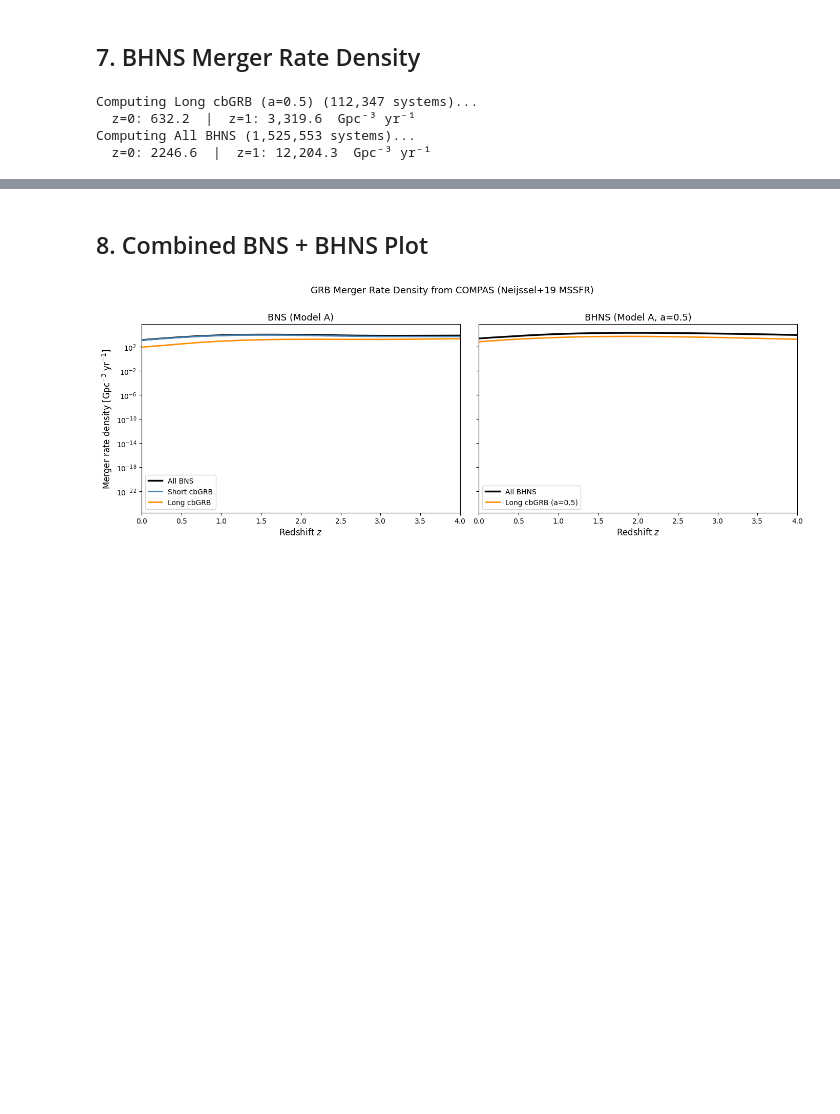
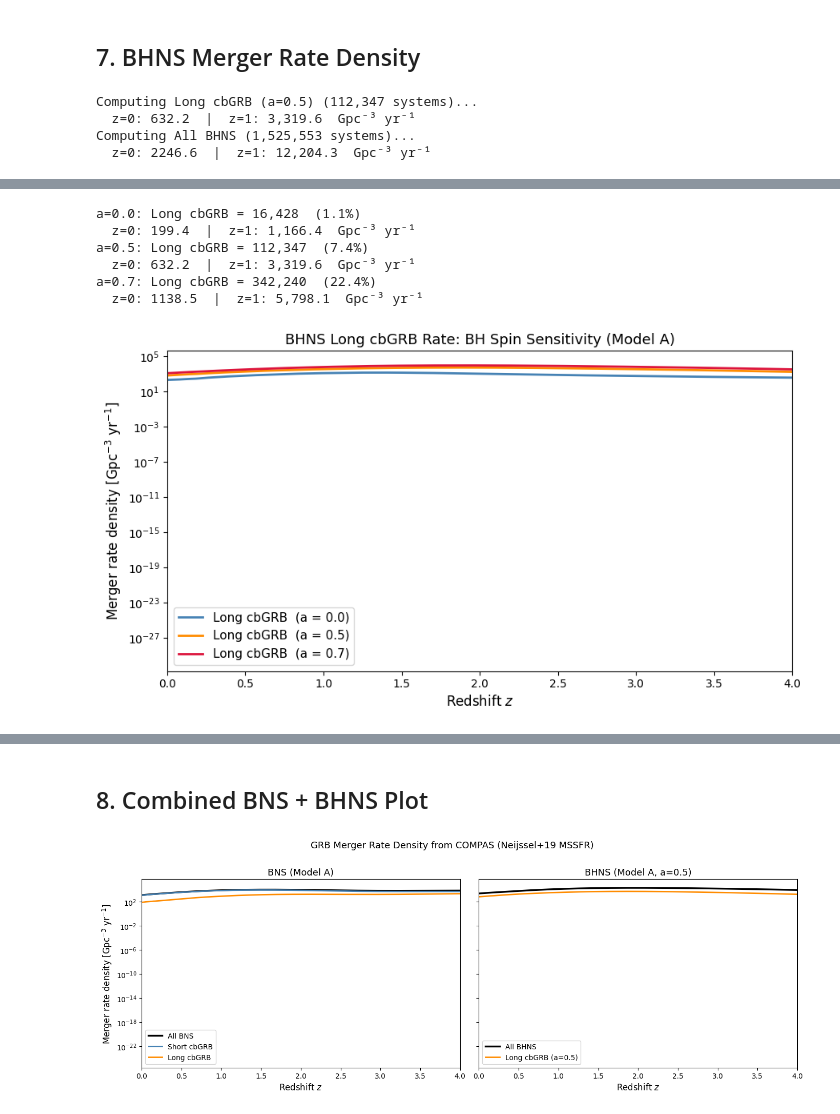
Before and after one commit to jorodgrz/GRBproject, a Jupyter notebook: GRB_CosmicRate.ipynb, the cells around one changed output, grey strips where cells are left out. Saved outputs shown, nothing was run; the diff lists cells and outputs as text; code cells hidden in the pictures; blank space fills up the shorter version.

Commit message:
Complete Phase 5: spin sensitivity, M_crit sensitivity, Model K comparison

```diff
--- a/GRB_CosmicRate.ipynb
+++ b/GRB_CosmicRate.ipynb
@@ -251,0 +259,35 @@ Computing All BHNS (1,525,553 systems)...
+# %%
+spin_colors = {0.0: 'steelblue', 0.5: 'darkorange', 0.7: 'crimson'}
+merger_rates_BHNS_spin = {}
+
+for a in [0.0, 0.5, 0.7]:
+    M_disk_a = foucart_disk_mass(BH, NS, a_BH=a)
+    long_a   = (M_disk_a >= 0.1)
+    print(f"a={a}: Long cbGRB = {long_a.sum():,}  ({100*long_a.mean():.1f}%)")
+    rate = compute_merger_rate(
+        redshifts, times, time_first_SF, n_formed_BHNS, dPdlogZ, metallicities, p_draw,
+        Z_BHNS[long_a], delay_BHNS[long_a], w_BHNS[long_a],
+    )
+    merger_rates_BHNS_spin[a] = rate
+    print(f"  z=0: {rate[0]:.1f}  |  z=1: {rate[np.argmin(np.abs(redshifts-1))]:,.1f}  Gpc\u207b\u00b3 yr\u207b\u00b9")
+
+fig, ax = plt.subplots(figsize=(9, 5))
+for a, color in spin_colors.items():
+    ax.plot(redshifts, merger_rates_BHNS_spin[a], color=color, lw=2,
+            label=f'Long cbGRB  (a = {a})')
+ax.set_xlim(0, 4)
+ax.set_yscale('log')
+ax.set_xlabel('Redshift $z$', fontsize=12)
+ax.set_ylabel(r'Merger rate density [Gpc$^{-3}$ yr$^{-1}$]', fontsize=12)
+ax.set_title('BHNS Long cbGRB Rate: BH Spin Sensitivity (Model A)', fontsize=13)
+ax.legend(fontsize=11)
+plt.tight_layout()
+plt.show()
+# %% [output]
+a=0.0: Long cbGRB = 16,428  (1.1%)
+  z=0: 199.4  |  z=1: 1,166.4  Gpc⁻³ yr⁻¹
+a=0.5: Long cbGRB = 112,347  (7.4%)
+  z=0: 632.2  |  z=1: 3,319.6  Gpc⁻³ yr⁻¹
+a=0.7: Long cbGRB = 342,240  (22.4%)
+  z=0: 1138.5  |  z=1: 5,798.1  Gpc⁻³ yr⁻¹
+[figure, added]
```
Also changed, not shown: parts of 5 cells of this notebook.
